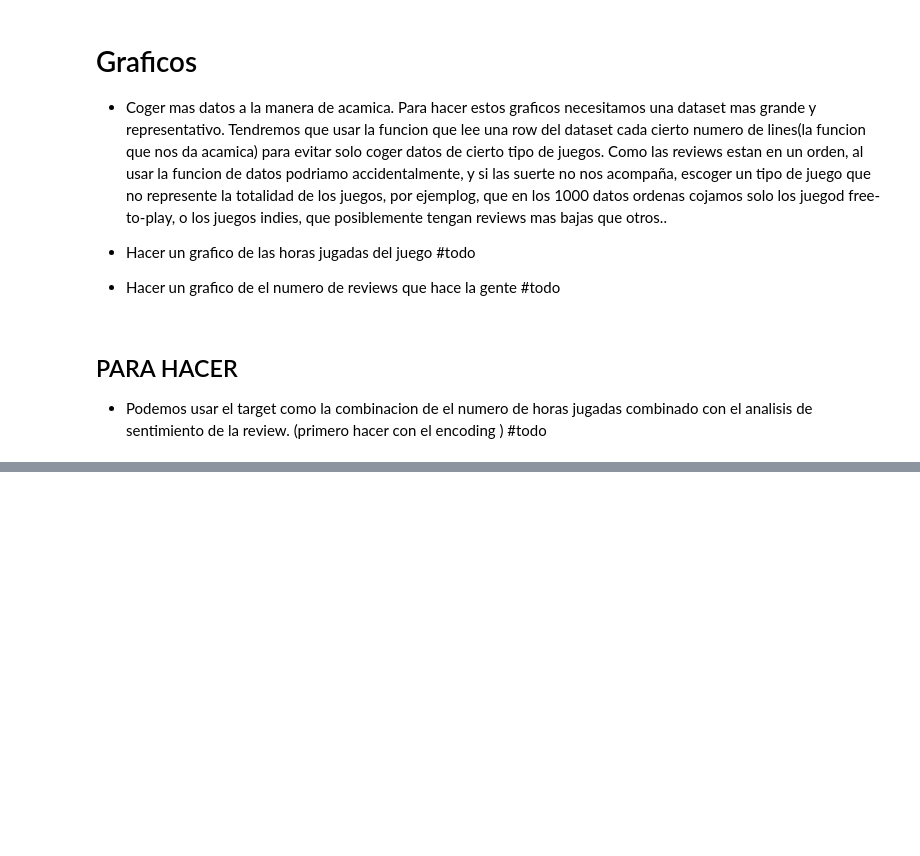
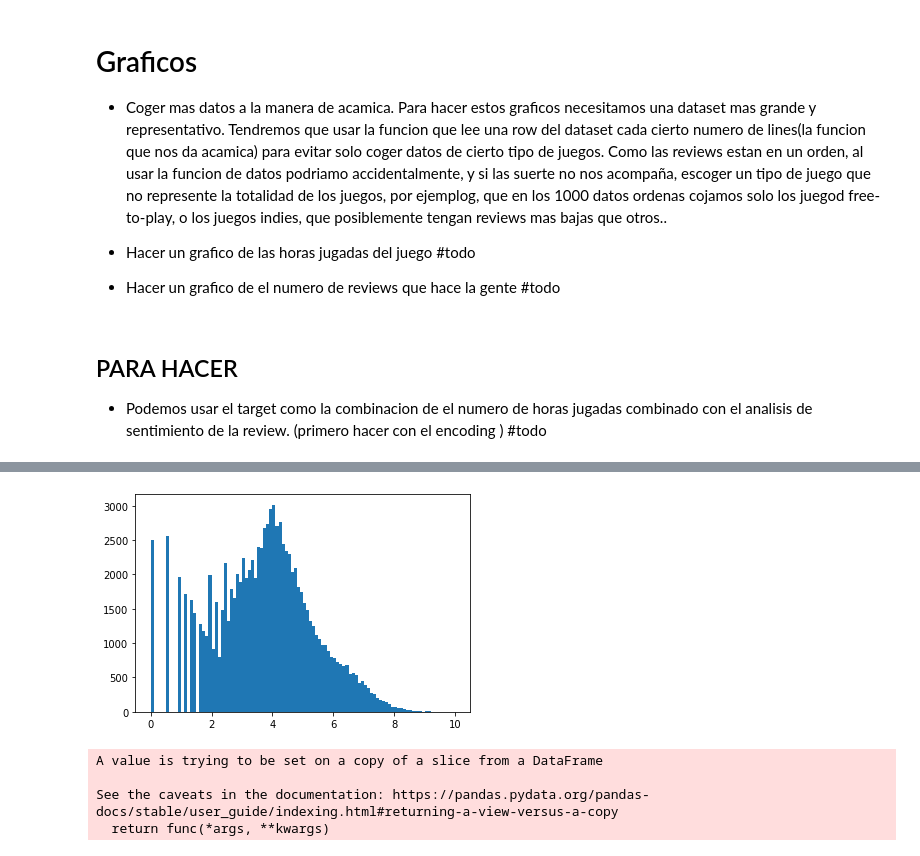
Before and after one commit to EdisonJR624/Proyecto_Steam, a Jupyter notebook: Steam_recomendaciones.ipynb, the cells around one changed output, grey strips where cells are left out. Cells and saved outputs as stored; diff of their text form; code cells hidden in the pictures; blank space fills up the shorter version.

```diff
--- a/Steam_recomendaciones.ipynb
+++ b/Steam_recomendaciones.ipynb
@@ -152,0 +189,25 @@ Para hacer estos graficos necesitamos una dataset mas grande y representativo. T
+# %%
+from sklearn.preprocessing import MinMaxScaler
+scaler = MinMaxScaler(feature_range=(0,10))
+dataset = scaler.fit_transform(np.asarray(df_rev.log_hours).reshape(-1, 1))
+# %%
+df_rev['escalados'] = dataset
+# %%
+# quedan raros los datos
+plt.hist(x=df_rev.escalados, bins=100)
+plt.show()
+# %% [output]
+[figure, added]
+# %%
+#### meterlos al surprise
+# from surprise import Reader, Dataset, SVD, accuracy
+# from surprise.model_selection import cross_validate
+# columnas user; item; rating; timestamp
+# dataset  username; product_id; escalado; date
+df_reader = df_rev[['username', 'product_id', 'escalados']] #date lacking
+df_reader.dropna(inplace=True)
+# %% [output]
+A value is trying to be set on a copy of a slice from a DataFrame
+
+See the caveats in the documentation: https://pandas.pydata.org/pandas-docs/stable/user_guide/indexing.html#returning-a-view-versus-a-copy
+  return func(*args, **kwargs)
```
Also changed, not shown: parts of 20 cells of this notebook.
